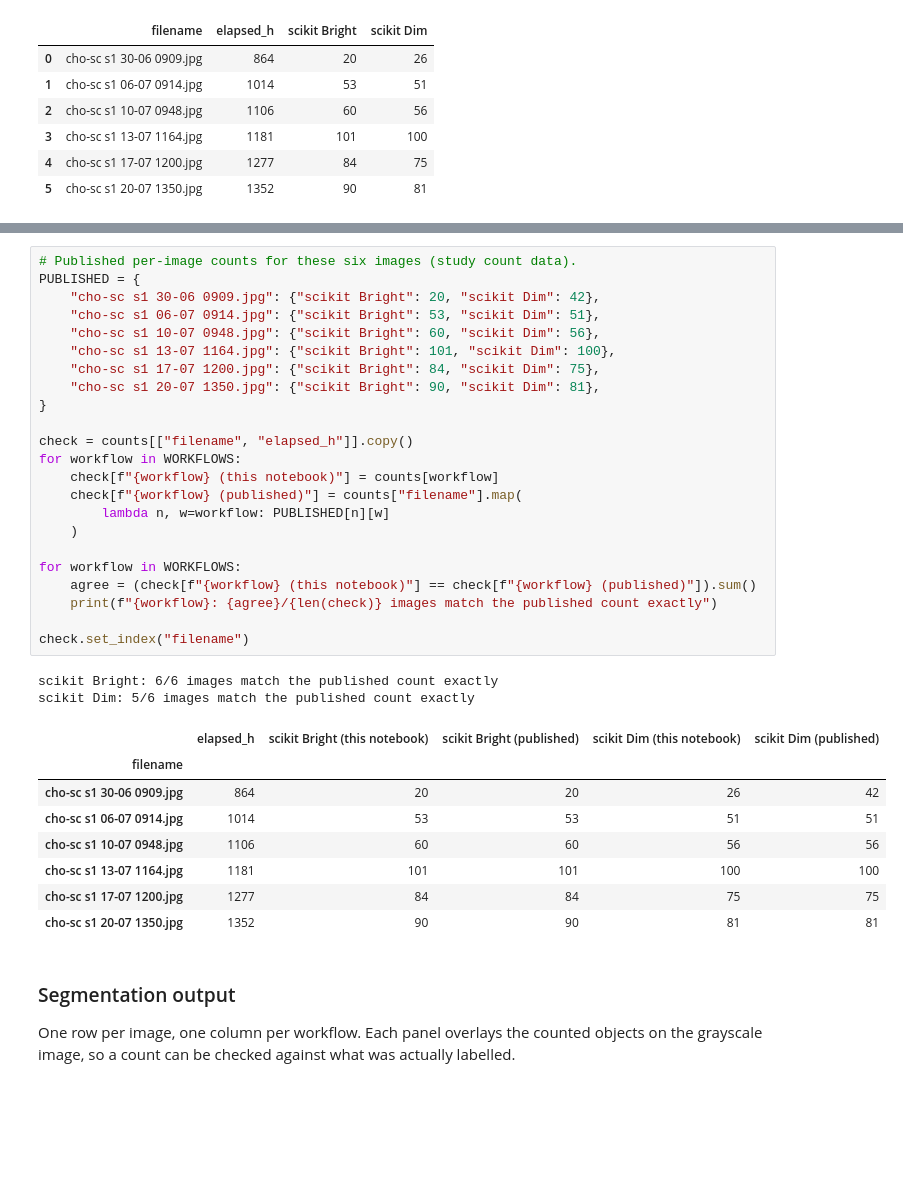
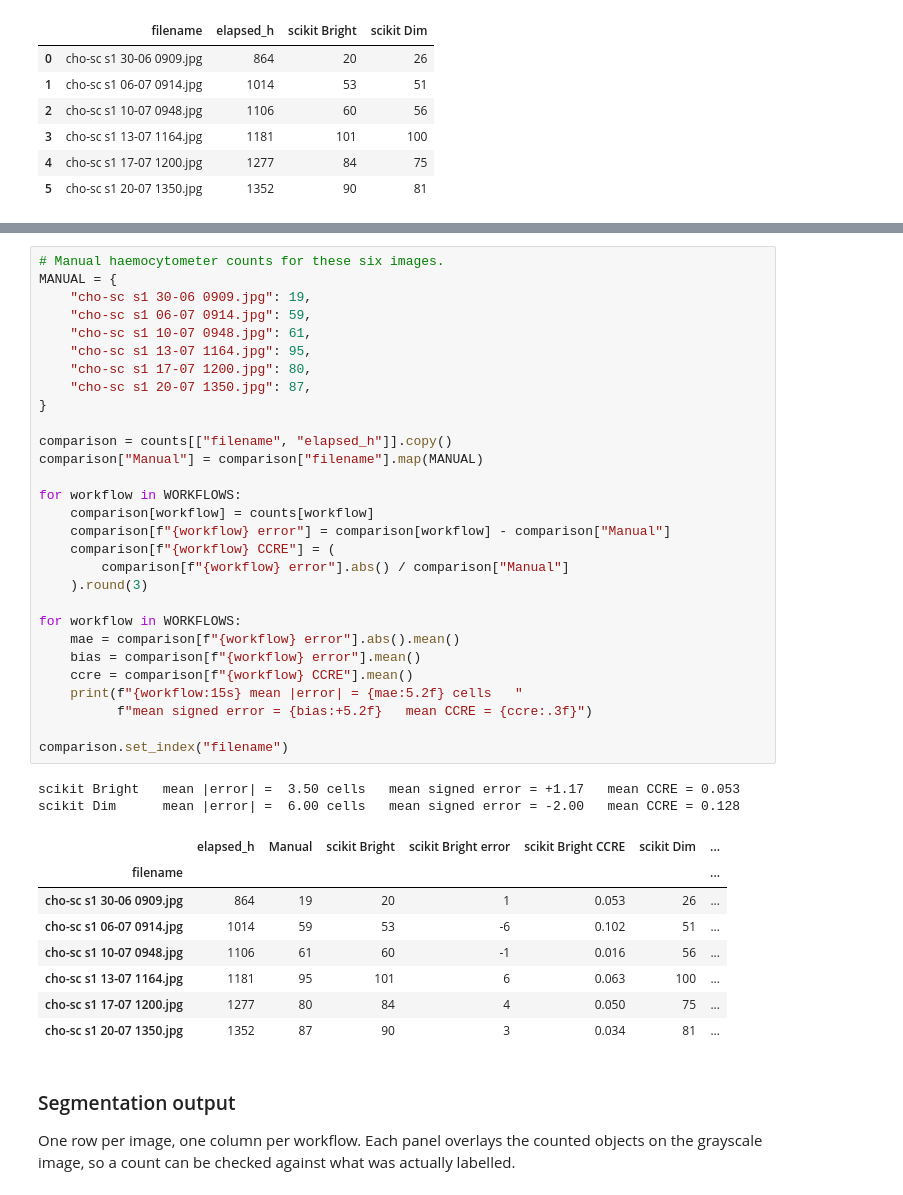
Before and after one commit to kabrahamsUCT/cell-counting-image-limits, a Jupyter notebook: procedural-workflows.ipynb, the cells around one changed output, grey strips where cells are left out. Cells and saved outputs as stored; diff of their text form; blank space fills up the shorter version.

```diff
--- a/procedural-workflows.ipynb
+++ b/procedural-workflows.ipynb
@@ -238,37 +243,43 @@ for reference. The workflow above should reproduce them.
 # %%
-# Published per-image counts for these six images (study count data).
-PUBLISHED = {
-    "cho-sc s1 30-06 0909.jpg": {"scikit Bright": 20, "scikit Dim": 42},
-    "cho-sc s1 06-07 0914.jpg": {"scikit Bright": 53, "scikit Dim": 51},
-    "cho-sc s1 10-07 0948.jpg": {"scikit Bright": 60, "scikit Dim": 56},
-    "cho-sc s1 13-07 1164.jpg": {"scikit Bright": 101, "scikit Dim": 100},
-    "cho-sc s1 17-07 1200.jpg": {"scikit Bright": 84, "scikit Dim": 75},
-    "cho-sc s1 20-07 1350.jpg": {"scikit Bright": 90, "scikit Dim": 81},
+# Manual haemocytometer counts for these six images.
+MANUAL = {
+    "cho-sc s1 30-06 0909.jpg": 19,
+    "cho-sc s1 06-07 0914.jpg": 59,
+    "cho-sc s1 10-07 0948.jpg": 61,
+    "cho-sc s1 13-07 1164.jpg": 95,
+    "cho-sc s1 17-07 1200.jpg": 80,
+    "cho-sc s1 20-07 1350.jpg": 87,
 }
 
-check = counts[["filename", "elapsed_h"]].copy()
-for workflow in WORKFLOWS:
-    check[f"{workflow} (this notebook)"] = counts[workflow]
-    check[f"{workflow} (published)"] = counts["filename"].map(
-        lambda n, w=workflow: PUBLISHED[n][w]
-    )
+comparison = counts[["filename", "elapsed_h"]].copy()
+comparison["Manual"] = comparison["filename"].map(MANUAL)
 
 for workflow in WORKFLOWS:
-    agree = (check[f"{workflow} (this notebook)"] == check[f"{workflow} (published)"]).sum()
-    print(f"{workflow}: {agree}/{len(check)} images match the published count exactly")
+    comparison[workflow] = counts[workflow]
+    comparison[f"{workflow} error"] = comparison[workflow] - comparison["Manual"]
+    comparison[f"{workflow} CCRE"] = (
+        comparison[f"{workflow} error"].abs() / comparison["Manual"]
+    ).round(3)
 
-check.set_index("filename")
+for workflow in WORKFLOWS:
+    mae = comparison[f"{workflow} error"].abs().mean()
+    bias = comparison[f"{workflow} error"].mean()
+    ccre = comparison[f"{workflow} CCRE"].mean()
+    print(f"{workflow:15s} mean |error| = {mae:5.2f} cells   "
+          f"mean signed error = {bias:+5.2f}   mean CCRE = {ccre:.3f}")
+
+comparison.set_index("filename")
 # %% [output]
-scikit Bright: 6/6 images match the published count exactly
-scikit Dim: 5/6 images match the published count exactly
+scikit Bright   mean |error| =  3.50 cells   mean signed error = +1.17   mean CCRE = 0.053
+scikit Dim      mean |error| =  6.00 cells   mean signed error = -2.00   mean CCRE = 0.128
-|  | elapsed_h | scikit Bright (this notebook) | scikit Bright (published) | scikit Dim (this notebook) | scikit Dim (published) |
-| filename |  |  |  |  |  |
-| cho-sc s1 30-06 0909.jpg | 864 | 20 | 20 | 26 | 42 |
-| cho-sc s1 06-07 0914.jpg | 1014 | 53 | 53 | 51 | 51 |
-| cho-sc s1 10-07 0948.jpg | 1106 | 60 | 60 | 56 | 56 |
-| cho-sc s1 13-07 1164.jpg | 1181 | 101 | 101 | 100 | 100 |
-| cho-sc s1 17-07 1200.jpg | 1277 | 84 | 84 | 75 | 75 |
-| cho-sc s1 20-07 1350.jpg | 1352 | 90 | 90 | 81 | 81 |
+|  | elapsed_h | Manual | scikit Bright | scikit Bright error | scikit Bright CCRE | scikit Dim | ... |
+| filename |  |  |  |  |  |  | ... |
+| cho-sc s1 30-06 0909.jpg | 864 | 19 | 20 | 1 | 0.053 | 26 | ... |
+| cho-sc s1 06-07 0914.jpg | 1014 | 59 | 53 | -6 | 0.102 | 51 | ... |
+| cho-sc s1 10-07 0948.jpg | 1106 | 61 | 60 | -1 | 0.016 | 56 | ... |
+| cho-sc s1 13-07 1164.jpg | 1181 | 95 | 101 | 6 | 0.063 | 100 | ... |
+| cho-sc s1 17-07 1200.jpg | 1277 | 80 | 84 | 4 | 0.050 | 75 | ... |
+| cho-sc s1 20-07 1350.jpg | 1352 | 87 | 90 | 3 | 0.034 | 81 | ... |
 # %% [markdown]
 ### Segmentation output
 
```
Also changed, not shown: parts of 4 cells of this notebook, 1 other file.
